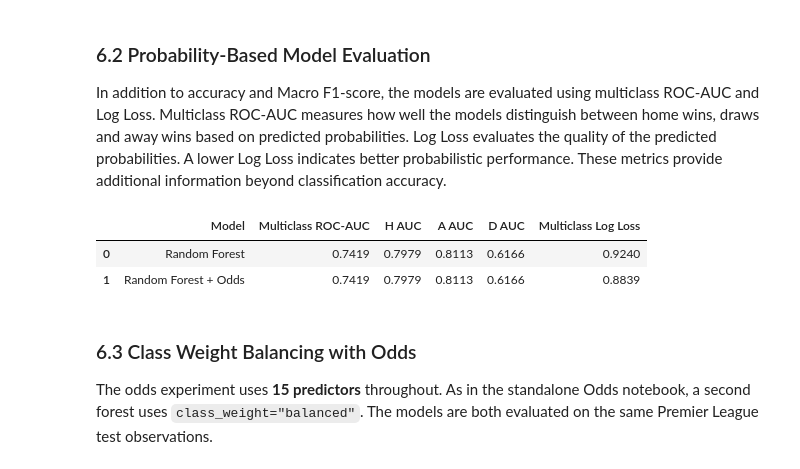
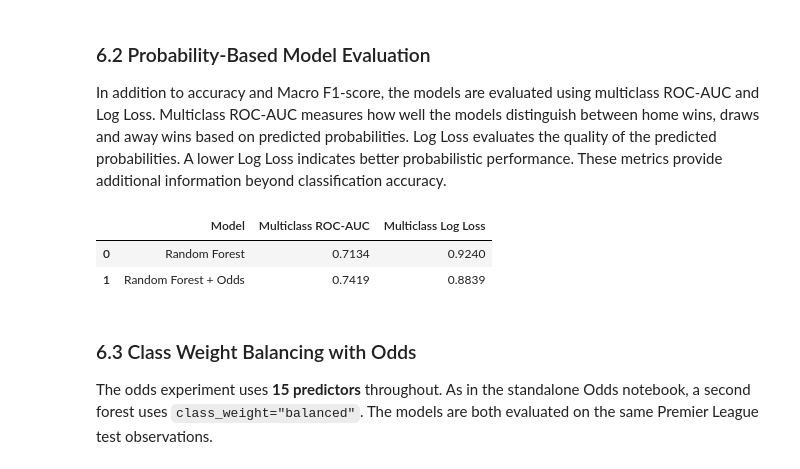
Before and after one commit to MichaelTM15/Sprint-1, a Jupyter notebook: report/3.RandomForest Report .ipynb, the cells around one changed output. Saved outputs shown, nothing was run; the diff lists cells and outputs as text; code cells hidden in the pictures.

Commit message:
Update Random Forest report metrics

```diff
--- a/report/3.RandomForest Report .ipynb
+++ b/report/3.RandomForest Report .ipynb
@@ -1167,49 +1092,40 @@ odds_auc = roc_auc_score(
     average="macro"
 )
 
 # Multiclass Log Loss
 baseline_logloss = log_loss(
     y_test,
     baseline_proba,
     labels=model.classes_
 )
 
 odds_logloss = log_loss(
     y_test_odds,
     odds_proba,
     labels=rf_odds.classes_
 )
 
 # Comparison table
 probability_comparison = pd.DataFrame({
     "Model": [
         "Random Forest",
         "Random Forest + Odds"
     ],
-    "Multiclass ROC-AUC": roc_auc_score(
-            y_test,
-            proba,
-            labels=clf.classes_,
-            multi_class="ovr",
-            average="macro"
-        ),
-
-        "H AUC": class_auc["H"],
-        "A AUC": class_auc["A"],
-        "D AUC": class_auc["D"],
-
-
+    "Multiclass ROC-AUC": [
+        baseline_auc,
+        odds_auc
+    ],
     "Multiclass Log Loss": [
         baseline_logloss,
         odds_logloss
     ]
 })
 
 display(probability_comparison.round(4))
 # %% [output]
-|  | Model | Multiclass ROC-AUC | H AUC | A AUC | D AUC | Multiclass Log Loss |
-| 0 | Random Forest | 0.7419 | 0.7979 | 0.8113 | 0.6166 | 0.9240 |
-| 1 | Random Forest + Odds | 0.7419 | 0.7979 | 0.8113 | 0.6166 | 0.8839 |
+|  | Model | Multiclass ROC-AUC | Multiclass Log Loss |
+| 0 | Random Forest | 0.7134 | 0.9240 |
+| 1 | Random Forest + Odds | 0.7419 | 0.8839 |
 # %% [markdown]
 ### 6.3 Class Weight Balancing with Odds
 
```
Also changed, not shown: parts of 11 cells of this notebook.
